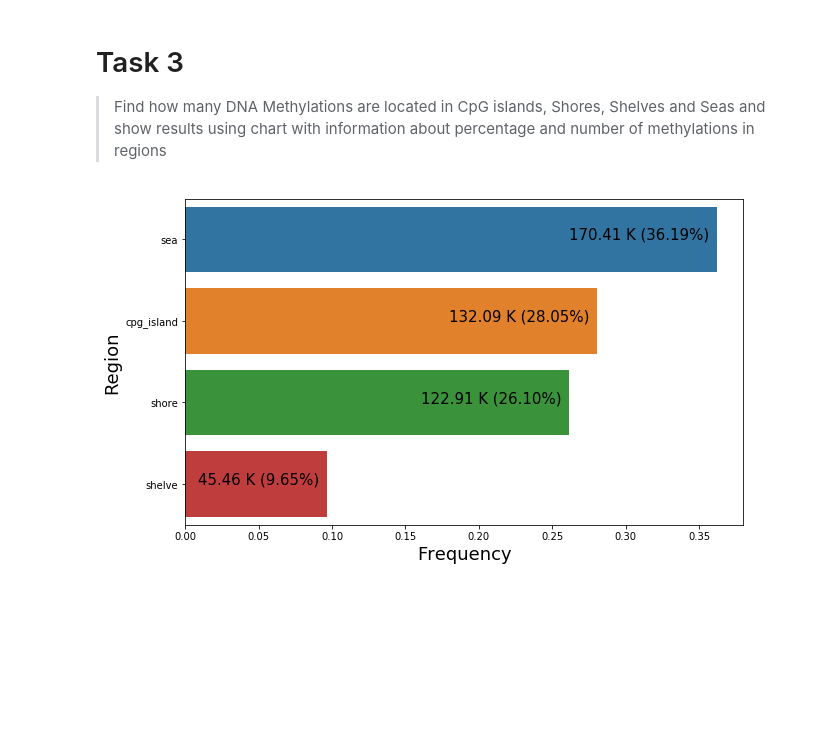
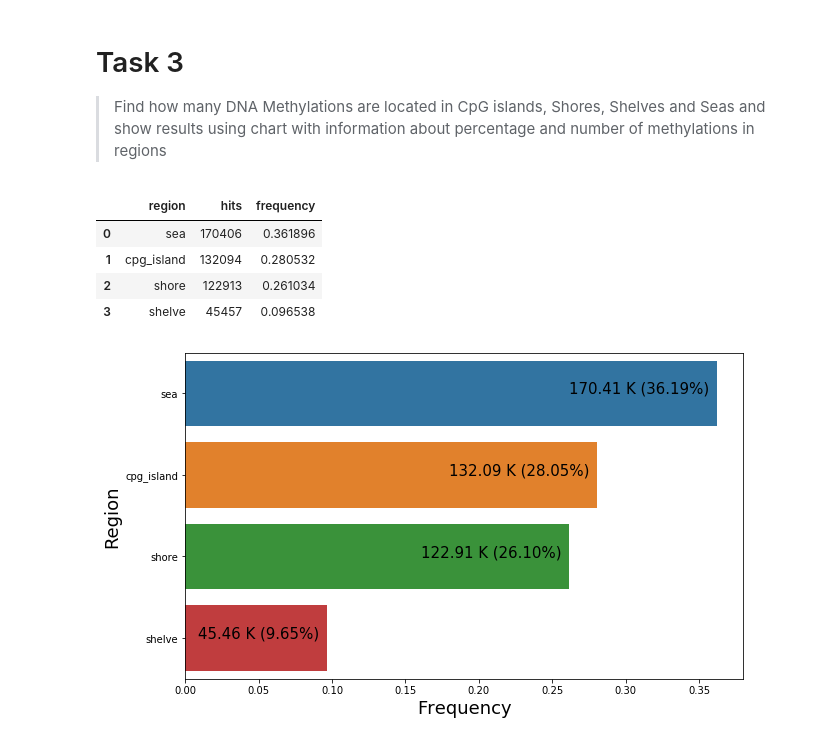
Before and after one commit to RNabla/bioinformatyka, a Jupyter notebook: project_2/project_2.ipynb, the cells around one changed output. Saved outputs shown, nothing was run; the diff lists cells and outputs as text; code cells hidden in the pictures; blank space fills up the shorter version.

Commit message:
added table with results

```diff
--- a/project_2/project_2.ipynb
+++ b/project_2/project_2.ipynb
@@ -206,16 +206,23 @@ hits = get_hits(dna_methylation_centers, cpg_islands, shores, shelves, seas)
 # %%
 import pandas as pd
 import numpy as np
 
 df = pd.DataFrame({
     'region': list(hits.keys()),
     'hits': list(hits.values())
 })
 
 all_hits_count = df['hits'].sum()
 df['frequency'] = [value / all_hits_count for value in df['hits'].values]
 df = df.sort_values(by=['frequency'], ascending=False).copy()
 df = df.reset_index()
+df[['region', 'hits', 'frequency']]
+# %% [output]
+|  | region | hits | frequency |
+| 0 | sea | 170406 | 0.361896 |
+| 1 | cpg_island | 132094 | 0.280532 |
+| 2 | shore | 122913 | 0.261034 |
+| 3 | shelve | 45457 | 0.096538 |
 # %%
 %matplotlib inline
 import seaborn as sns
```
Also changed, not shown: parts of 1 cell of this notebook.
